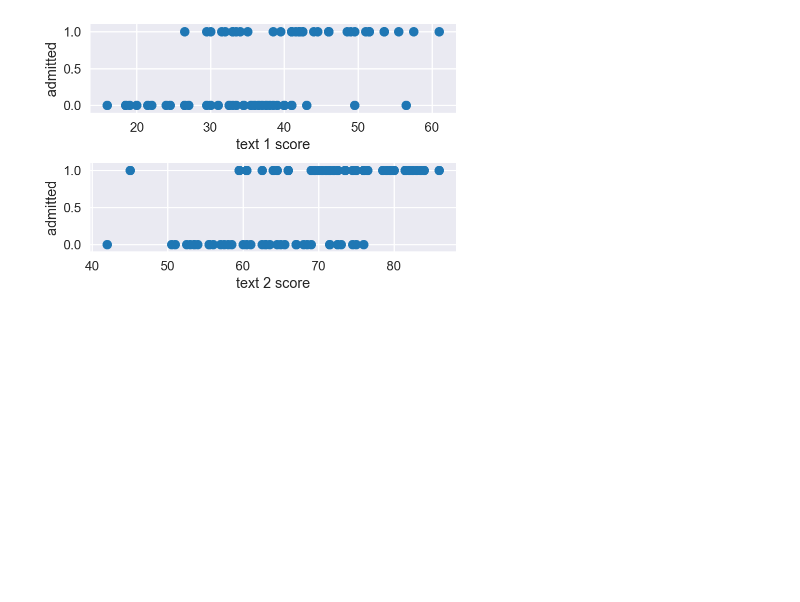
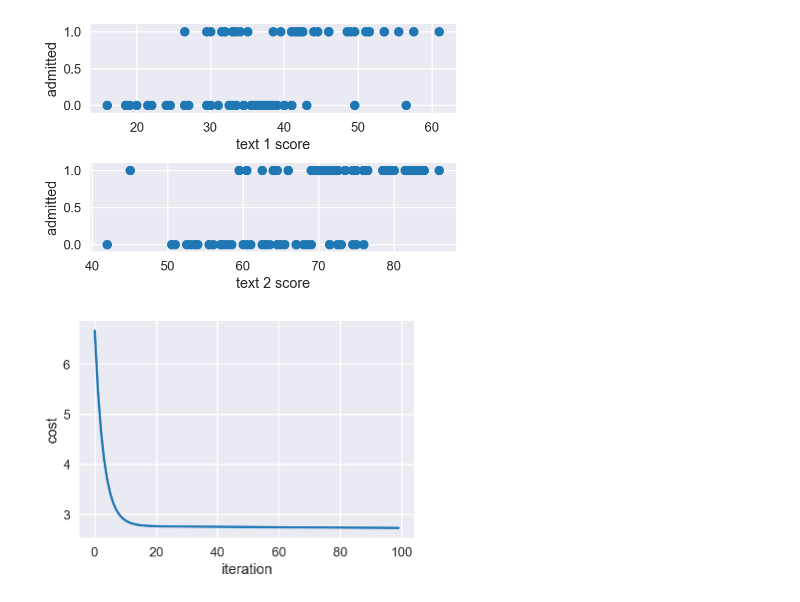
Before and after one commit to sameerank/data-science-interview-prep, a Jupyter notebook: ml/logistic regression.ipynb, the cells around one changed output. Cells and saved outputs as stored; diff of their text form; code cells hidden in the pictures; blank space fills up the shorter version.

```diff
--- a/ml/logistic regression.ipynb
+++ b/ml/logistic regression.ipynb
@@ -57,3 +75,12 @@ params = results.params
+# %%
+exam_one_xs, exam_two_xs, ys = df.values.T
+result = minimize(exam_one_xs, exam_two_xs, ys=ys)
+plt.plot(result['costs'])
+plt.xlabel('iteration')
+plt.ylabel('cost')
+plt.show()
+# %% [output]
+[figure, added]
 # %%
 plt.subplot(211)
 plt.scatter(x=df.exam_one, y=df.admitted)
```
Also changed, not shown: parts of 14 cells of this notebook, 1 other file.
